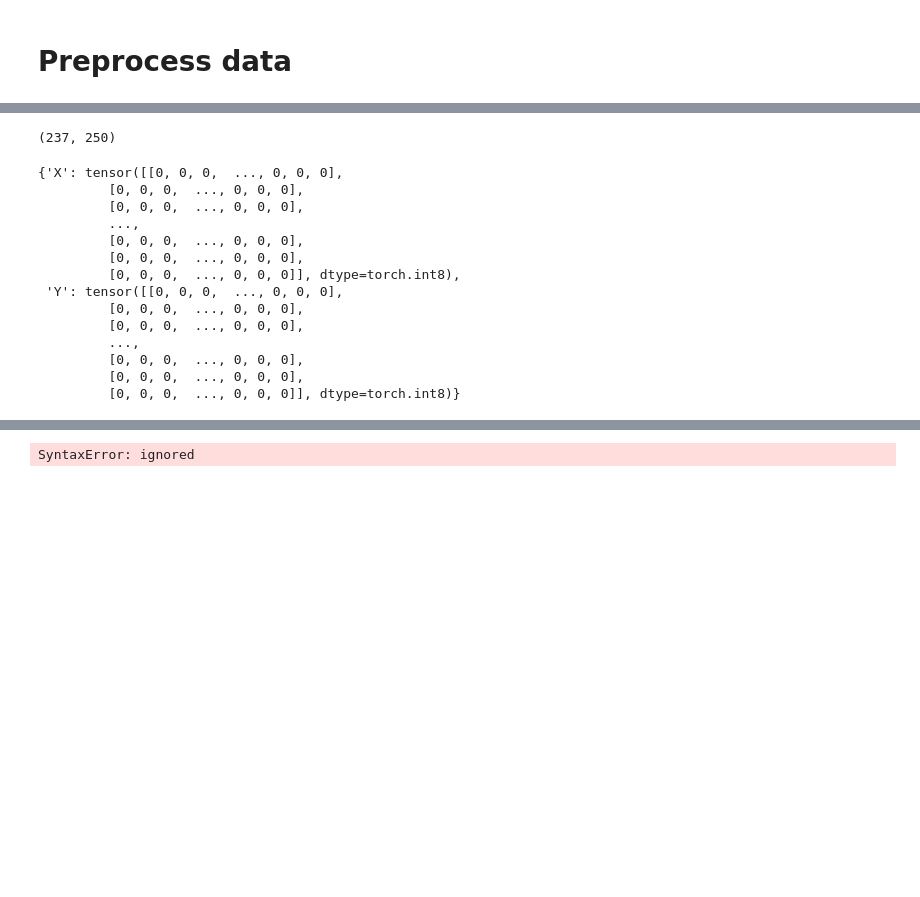
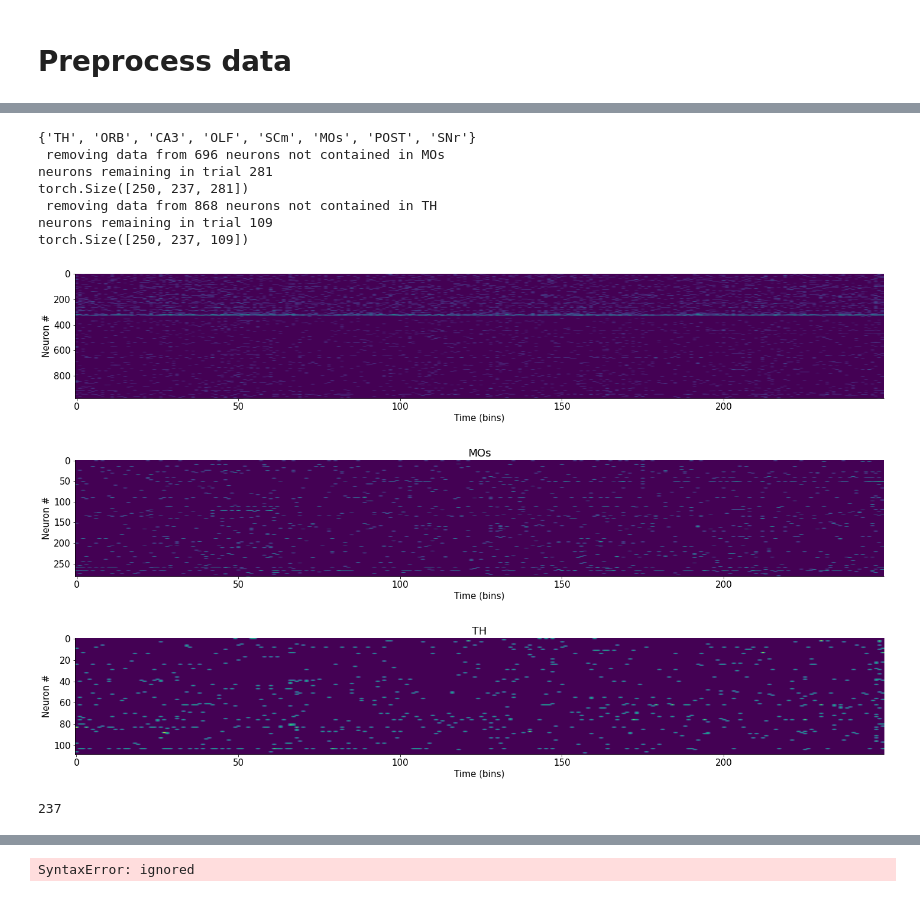
Before and after one commit to cindyhfls/NMA_DL_2021_project, a Jupyter notebook: project_group_OkapisJohnV2_1RAB.ipynb, the cells around one changed output, grey strips where cells are left out. Saved outputs shown, nothing was run; the diff lists cells and outputs as text; code cells hidden in the pictures; blank space fills up the shorter version.

```diff
--- a/project_group_OkapisJohnV2_1RAB.ipynb
+++ b/project_group_OkapisJohnV2_1RAB.ipynb
@@ -148,8 +148,8 @@ class SteinmetzSession:
   def FlattenTs(self):
     self.data['spks']=np.hstack(self.data['spks'][:])
 
-  def trials_first(self):
-    return torch.permute(torch.tensor(self.data['spks']),(1,0,2))
+  def permdims(self):
+    return torch.permute(torch.tensor(self.data['spks']),(2,1,0))
 
   def trimData(self, trimStartIn, trimEndIn): # TODO: Implement trial trimming
     return 0
@@ -182,4 +180,0 @@ neurons remaining in trial 281
-# %%
-s31.data['spks'].mean(0).shape
-# %% [output]
-(237, 250)
@@ -209,17 +180,0 @@ ND=NeuronDataset(s31.trials_first(),s31.trials_first())
-# %%
-ND[0]
-# %% [output]
-{'X': tensor([[0, 0, 0,  ..., 0, 0, 0],
-         [0, 0, 0,  ..., 0, 0, 0],
-         [0, 0, 0,  ..., 0, 0, 0],
-         ...,
-         [0, 0, 0,  ..., 0, 0, 0],
-         [0, 0, 0,  ..., 0, 0, 0],
-         [0, 0, 0,  ..., 0, 0, 0]], dtype=torch.int8),
- 'Y': tensor([[0, 0, 0,  ..., 0, 0, 0],
-         [0, 0, 0,  ..., 0, 0, 0],
-         [0, 0, 0,  ..., 0, 0, 0],
-         ...,
-         [0, 0, 0,  ..., 0, 0, 0],
-         [0, 0, 0,  ..., 0, 0, 0],
-         [0, 0, 0,  ..., 0, 0, 0]], dtype=torch.int8)}
@@ -240,0 +181,55 @@ DL_Test = DataLoader(testdata, batch_size=20)
+# %%
+# @ preprocess for MO
+s31=SteinmetzSession(alldat[30])
+## plot a trial
+s31.plotTrial(42)
+### print areas
+s31.get_areas()
+
+# s31.FlattenTs()
+
+MO = copy.deepcopy(s31)
+###remove all neurons not in motor cortex
+MO.extractROI('MOs')
+### plot a trial from motor neuron
+plt.figure()
+MO.plotTrial(42)
+plt.title('MOs')
+### permute the trials
+MOdata = MO.permdims().float()
+print(MOdata.shape)
+
+TH = copy.deepcopy(s31)
+###remove all neurons not in motor cortex
+TH.extractROI('TH')
+### plot a trial from motor neuron
+plt.figure()
+TH.plotTrial(42)
+plt.title('TH')
+
+THdata = TH.permdims().float()
+print(THdata.shape)
+# %% [output]
+{'TH', 'ORB', 'CA3', 'OLF', 'SCm', 'MOs', 'POST', 'SNr'}
+ removing data from 696 neurons not contained in MOs
+neurons remaining in trial 281
+torch.Size([250, 237, 281])
+ removing data from 868 neurons not contained in TH
+neurons remaining in trial 109
+torch.Size([250, 237, 109])
+[figure, added]
+[figure, added]
+[figure, added]
+# %%
+#@title get indices for trials (split into ~60%, 30%,10%)
+N = MOdata.shape[1]
+np.random.seed(42)
+ii = torch.randperm(N).tolist()
+np.floor(0.6*N)
+idx_train = ii[:int(np.floor(0.6*N))]
+idx_val = ii[int(np.floor(0.6*N)):int(np.floor(0.9*N))]
+idx_test = ii[int(np.floor(0.9*N)):]
+
+print(N)
+# %% [output]
+237
```
Also changed, not shown: parts of 14 cells of this notebook.
